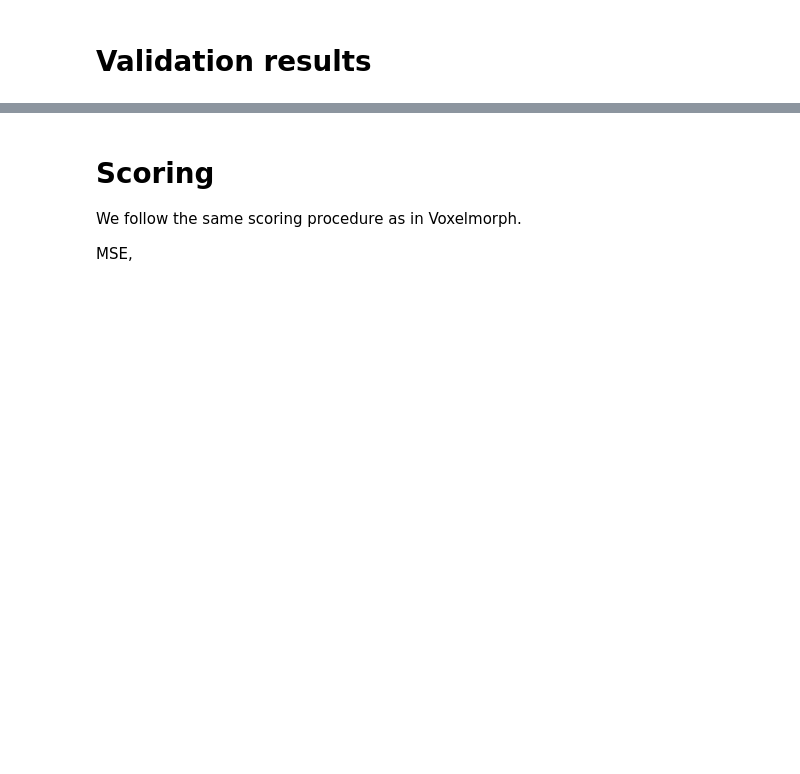
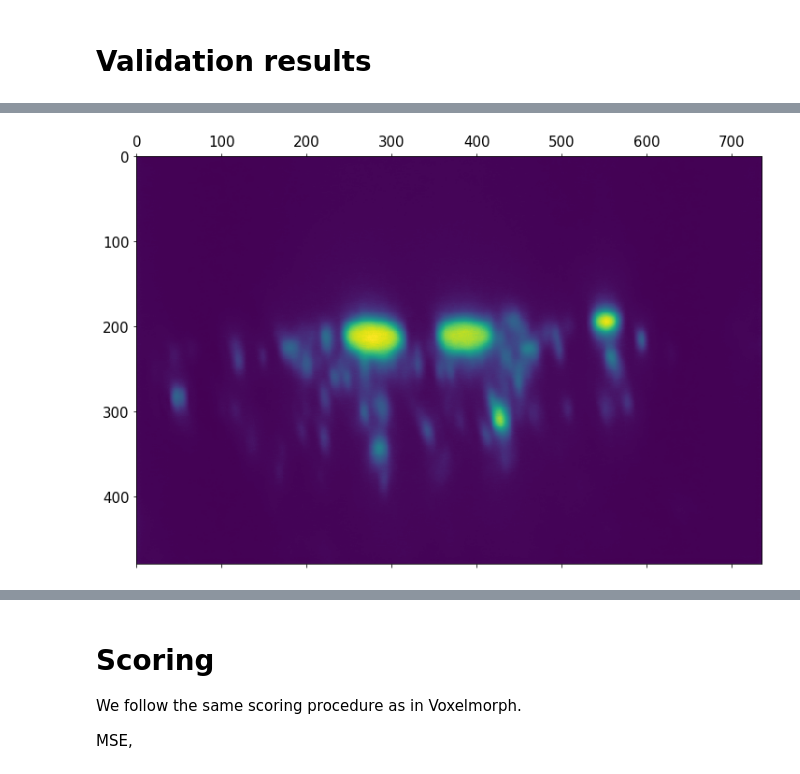
Before and after one commit to Sager611/stabilize2p, a Jupyter notebook: notebooks/train-voxelmorph.ipynb, the cells around one changed output, grey strips where cells are left out. Saved outputs shown, nothing was run; the diff lists cells and outputs as text; code cells hidden in the pictures; blank space fills up the shorter version.

```diff
--- a/notebooks/train-voxelmorph.ipynb
+++ b/notebooks/train-voxelmorph.ipynb
@@ -337,3 +332,14 @@ Done (1.32s)
 # Visualize trained model
 # %% [markdown]
 # Validation results
+# %%
+from stabilize2p.utils import vxm_preprocessing
+path = "../data/200901_G23xU1/Fly1/Fly1/005_coronal/2p/denoised_red.tif"
+x_val = tiff.imread(path, key=range(200))
+x_val, _ = vxm_preprocessing(x_val)
+img = np.mean(x_val, axis=0)
+
+_, ax = plt.subplots(1, 1, figsize=(12, 10))
+ax.matshow(img)
+plt.show()
+# %% [output]
@@ -339,0 +347 @@ Done (1.32s)
+[figure, added]
```
Also changed, not shown: parts of 8 cells of this notebook, 6 other files.
